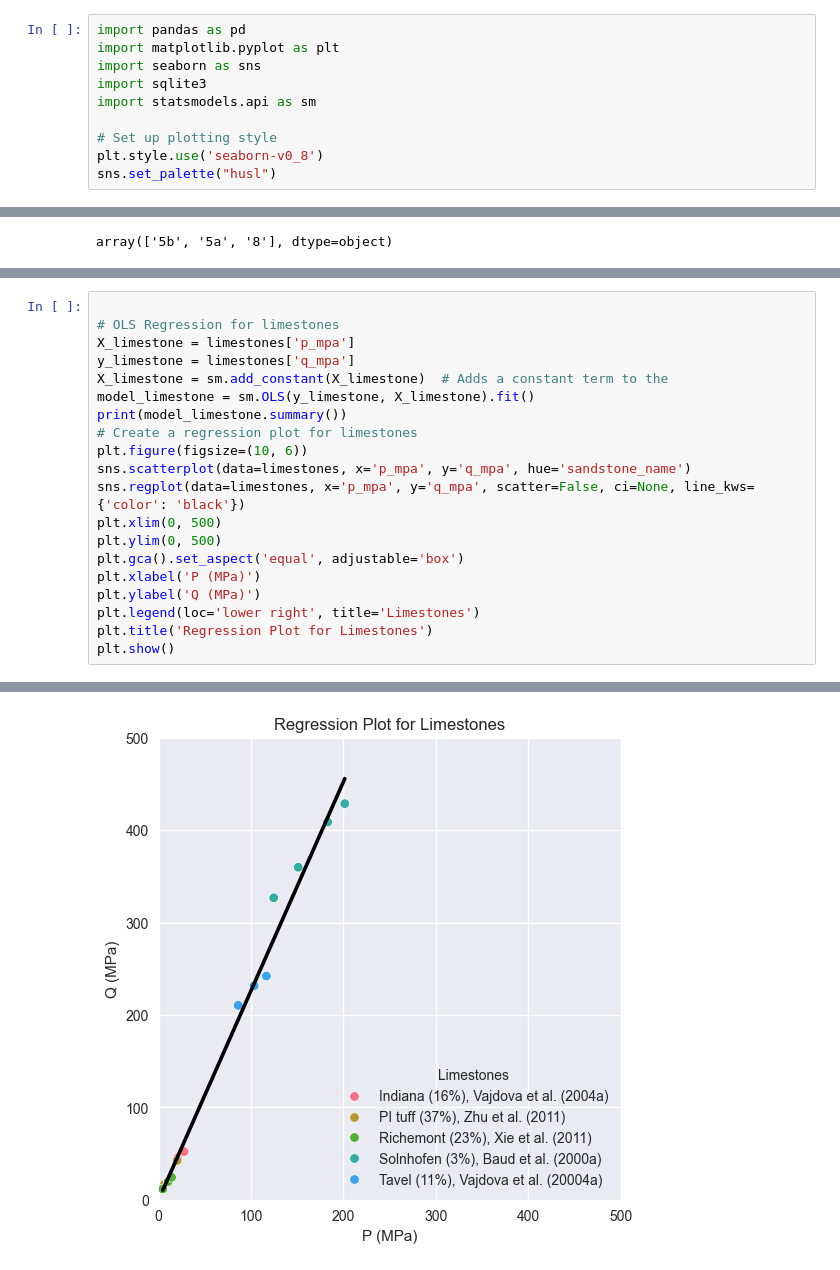
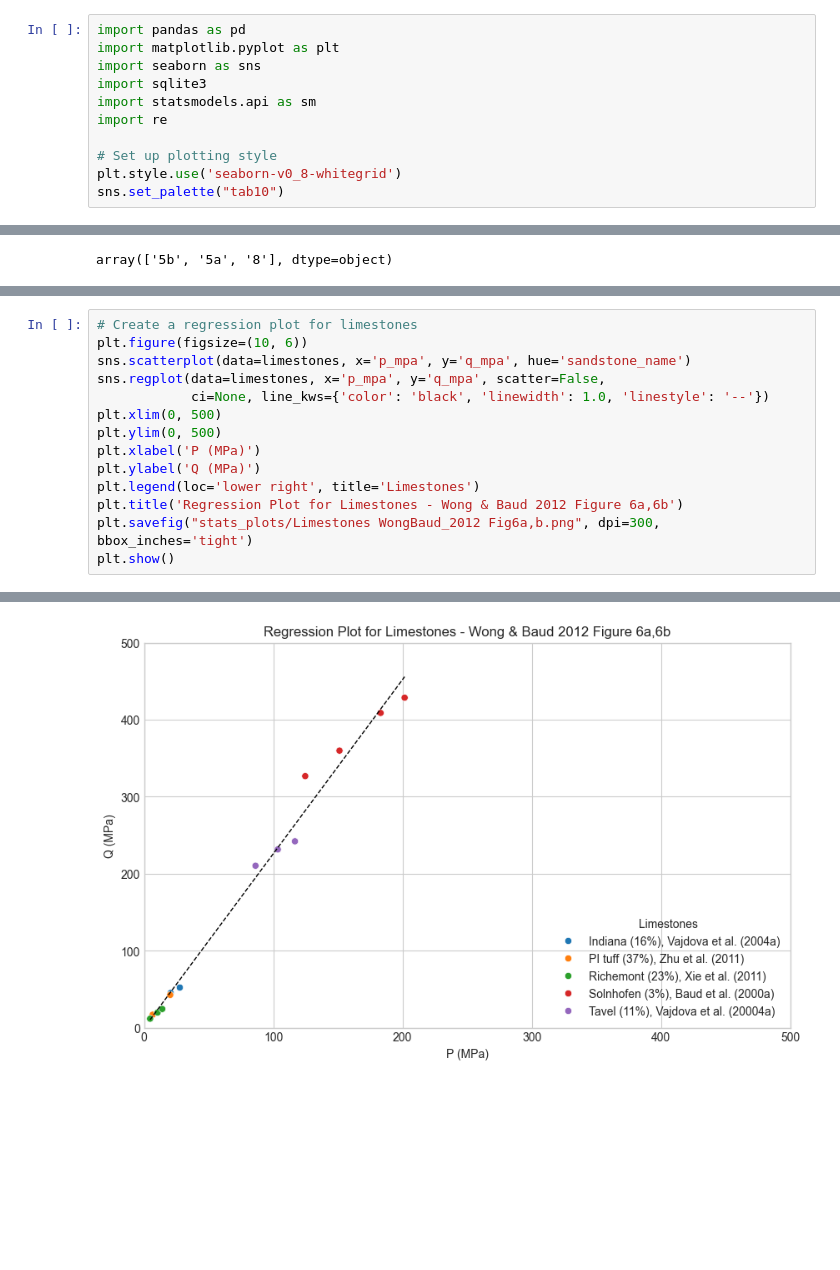
Before and after one commit to sa-diq/rock-strength, a Jupyter notebook: statistical_analysis.ipynb, the cells around one changed output, grey strips where cells are left out. Saved outputs shown, nothing was run; the diff lists cells and outputs as text; blank space fills up the shorter version.

```diff
--- a/statistical_analysis.ipynb
+++ b/statistical_analysis.ipynb
@@ -4,10 +4,11 @@ import matplotlib.pyplot as plt
 import seaborn as sns
 import sqlite3
 import statsmodels.api as sm
+import re
 
 # Set up plotting style
-plt.style.use('seaborn-v0_8')
-sns.set_palette("husl")
+plt.style.use('seaborn-v0_8-whitegrid')
+sns.set_palette("tab10")
 # %%
 # Create a connection to the SQLite database
 conn = sqlite3.connect('data/plots.db')
@@ -217,21 +232,15 @@ Notes:
 # %%
-
-# OLS Regression for limestones
-X_limestone = limestones['p_mpa']
-y_limestone = limestones['q_mpa']
-X_limestone = sm.add_constant(X_limestone)  # Adds a constant term to the
-model_limestone = sm.OLS(y_limestone, X_limestone).fit()
-print(model_limestone.summary())
 # Create a regression plot for limestones
 plt.figure(figsize=(10, 6))
 sns.scatterplot(data=limestones, x='p_mpa', y='q_mpa', hue='sandstone_name')
-sns.regplot(data=limestones, x='p_mpa', y='q_mpa', scatter=False, ci=None, line_kws={'color': 'black'})
+sns.regplot(data=limestones, x='p_mpa', y='q_mpa', scatter=False,
+            ci=None, line_kws={'color': 'black', 'linewidth': 1.0, 'linestyle': '--'})
 plt.xlim(0, 500)
 plt.ylim(0, 500)
-plt.gca().set_aspect('equal', adjustable='box')
 plt.xlabel('P (MPa)')
 plt.ylabel('Q (MPa)')
 plt.legend(loc='lower right', title='Limestones')
-plt.title('Regression Plot for Limestones')
+plt.title('Regression Plot for Limestones - Wong & Baud 2012 Figure 6a,6b')
+plt.savefig("stats_plots/Limestones WongBaud_2012 Fig6a,b.png", dpi=300, bbox_inches='tight')
 plt.show()
 # %% [output]
@@ -255 +247 @@ Notes:
-[figure, old version]
+[figure, new version]
```
Also changed, not shown: parts of 21 cells of this notebook.
